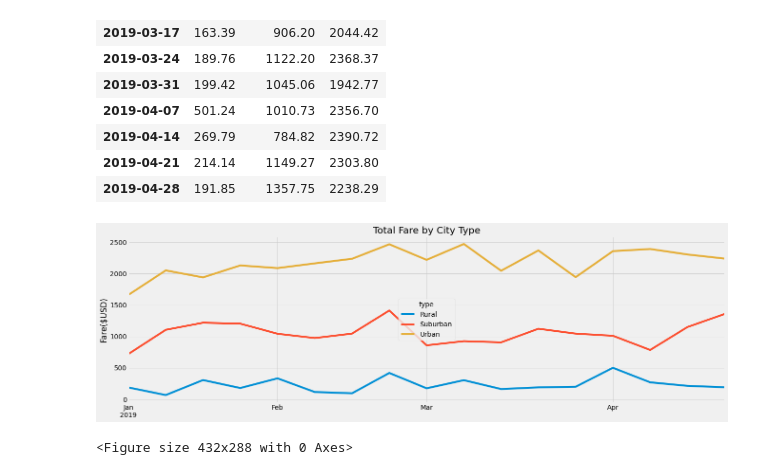
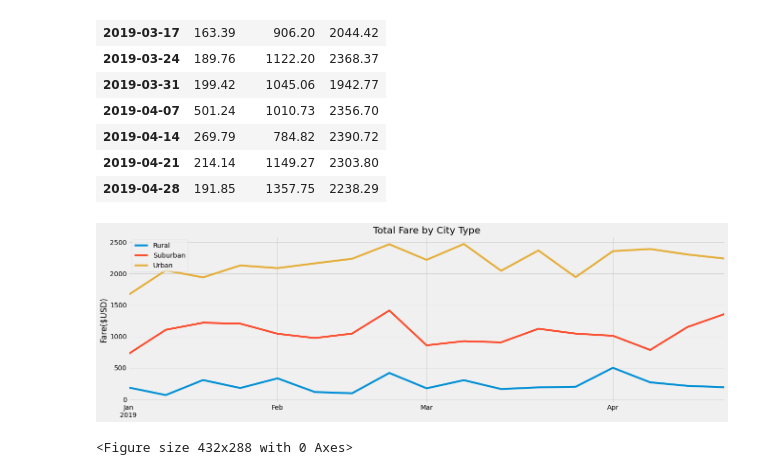
Before and after one commit to ncraw4d/PyBer_Analysis, a Jupyter notebook: PyBer_Challenge.ipynb, the cells around one changed output. Drawn from its saved outputs; the diff is of its cells as text; code cells hidden in the pictures.

```diff
--- a/PyBer_Challenge.ipynb
+++ b/PyBer_Challenge.ipynb
@@ -274,16 +274,18 @@ week_data_df
 # %%
 # 8. Using the object-oriented interface method, plot the resample DataFrame using the df.plot() function.
 
 # Import the style from Matplotlib.
 from matplotlib import style
 # Use the graph style fivethirtyeight.
 style.use('fivethirtyeight')
 weekly_data = week_data_df.plot(figsize=(20,6))
 weekly_data.set_title("Total Fare by City Type")
 weekly_data.set_xlabel("")
 weekly_data.set_ylabel("Fare($USD)")
+weekly_data.legend(loc="upper left")
+plt.savefig("analysis/PyBer_fare_summary.png")
 plt.show()
 plt.tight_layout()
 # %% [output]
-[figure, old version]
+[figure, new version]
 <Figure size 432x288 with 0 Axes>
```
